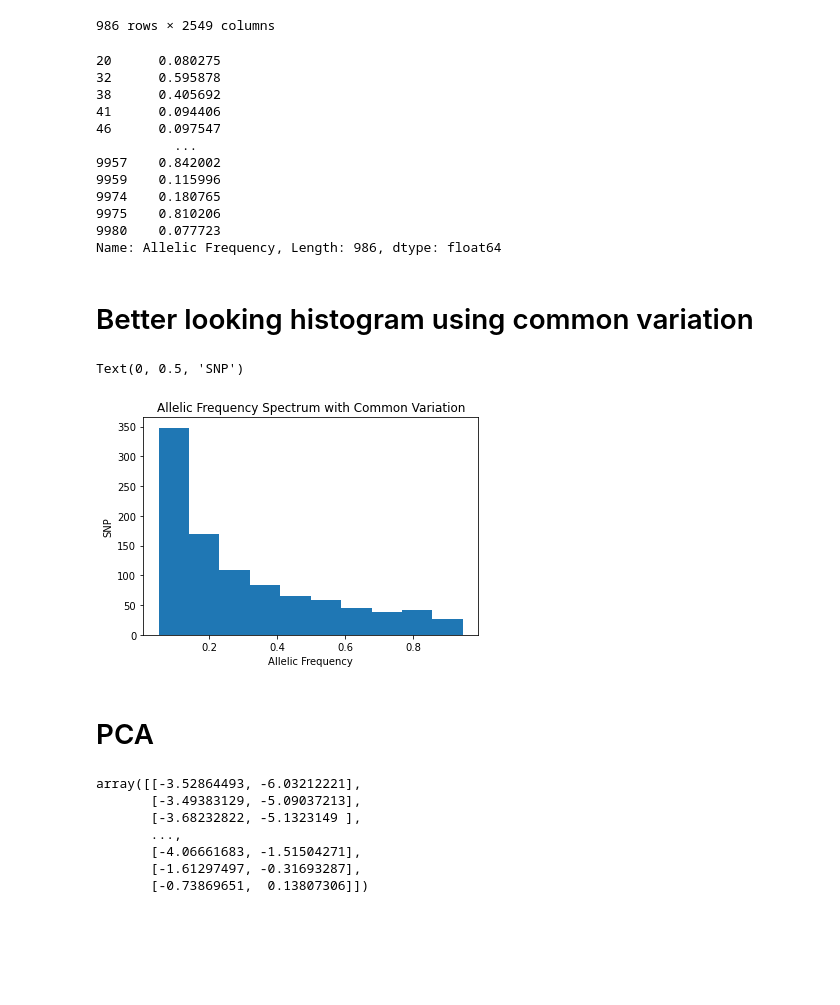
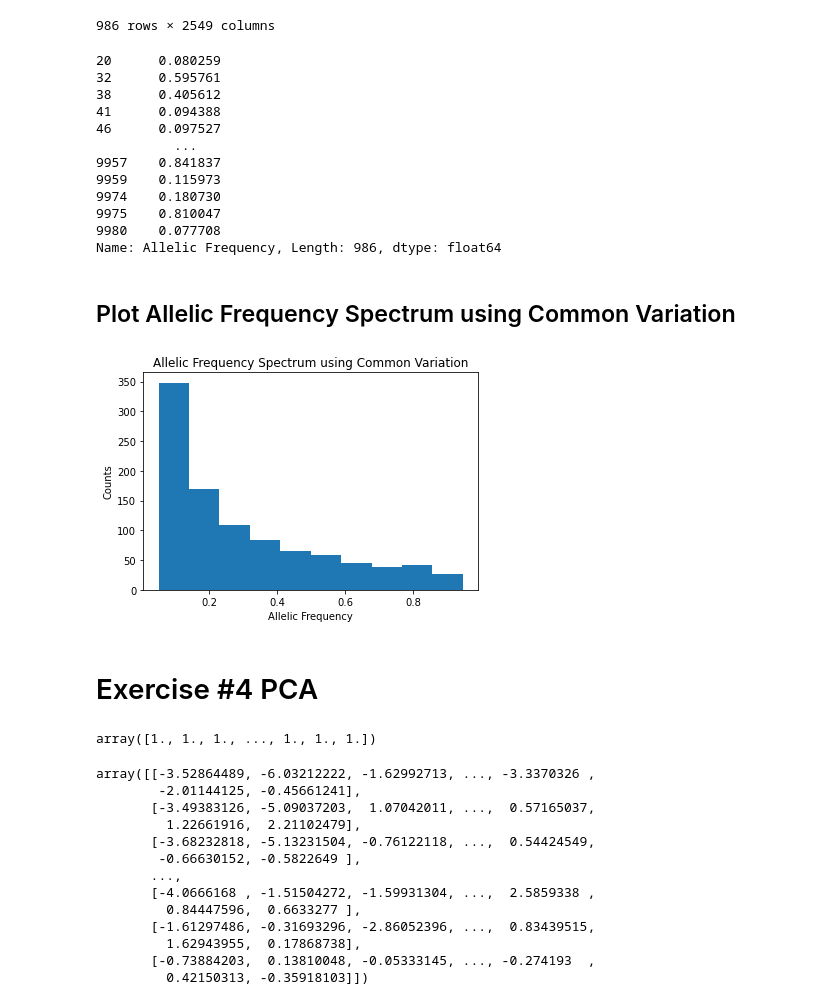
Before and after one commit to GiannaTricola/qbb2020-answers, a Jupyter notebook: day2-HW/Day2- HW.ipynb, the cells around one changed output. Cells and saved outputs as stored; diff of their text form; code cells hidden in the pictures; blank space fills up the shorter version.

```diff
--- a/day2-HW/Day2- HW.ipynb
+++ b/day2-HW/Day2- HW.ipynb
@@ -43,4 +43,6 @@ df2
 # %%
 allelic_freq = []
 counts = df2.sum(axis =1)
-allelic_freq = counts/ (2548 * 2)
+samp= len(df2.columns)
+allelic_freq = counts/ (samp * 2)
+allelic_freq
@@ -115,29 +115,29 @@ common_variation
 common_variation2 = common_variation.loc[:,'Allelic Frequency']
 common_variation2
 # %% [output]
-20      0.080275
-32      0.595878
-38      0.405692
-41      0.094406
-46      0.097547
+20      0.080259
+32      0.595761
+38      0.405612
+41      0.094388
+46      0.097527
           ...
-9957    0.842002
-9959    0.115996
-9974    0.180765
-9975    0.810206
-9980    0.077723
+9957    0.841837
+9959    0.115973
+9974    0.180730
+9975    0.810047
+9980    0.077708
 Name: Allelic Frequency, Length: 986, dtype: float64
-# %% [markdown]
-# Better looking histogram using common variation
+# %% [markdown]
+## Plot Allelic Frequency Spectrum using Common Variation
 # %%
 fig, ax = plt.subplots()
 ax.hist(x = common_variation2)
-ax.set_title('Allelic Frequency Spectrum with Common Variation')
+ax.set_title('Allelic Frequency Spectrum using Common Variation')
 ax.set_xlabel('Allelic Frequency')
-ax.set_ylabel('SNP')
+ax.set_ylabel('Counts')
+plt.show()
 # %% [output]
-Text(0, 0.5, 'SNP')
-[figure, old version]
+[figure, new version]
 # %% [markdown]
-# PCA
+# Exercise #4 PCA
 # %%
@@ -144,18 +145,33 @@ Text(0, 0.5, 'SNP')
 from sklearn.preprocessing import StandardScaler
 from sklearn.decomposition import PCA
+# %%
+#Transpose data
+pca_input = df2.T
+#standardize data
+pca_input_standardized = StandardScaler().fit_transform(pca_input)
+pca_input_standardized.mean(axis=0)
+pca_input_standardized.var(axis = 0)
+# %% [output]
+array([1., 1., 1., ..., 1., 1., 1.])
 # %%
-pca_input = df2.T
-pca = PCA(n_components = 2)
+#run PCA with 2 components
+pca = PCA(n_components = 10)
 pca_output = pca.fit_transform(pca_input)
 pca_output
 # %% [output]
-array([[-3.52864493, -6.03212221],
-       [-3.49383129, -5.09037213],
-       [-3.68232822, -5.1323149 ],
+array([[-3.52864489, -6.03212222, -1.62992713, ..., -3.3370326 ,
+        -2.01144125, -0.45661241],
+       [-3.49383126, -5.09037203,  1.07042011, ...,  0.57165037,
+         1.22661916,  2.21102479],
+       [-3.68232818, -5.13231504, -0.76122118, ...,  0.54424549,
+        -0.66630152, -0.5822649 ],
        ...,
-       [-4.06661683, -1.51504271],
-       [-1.61297497, -0.31693287],
-       [-0.73869651,  0.13807306]])
+       [-4.0666168 , -1.51504272, -1.59931304, ...,  2.5859338 ,
+         0.84447596,  0.6633277 ],
+       [-1.61297486, -0.31693296, -2.86052396, ...,  0.83439515,
+         1.62943955,  0.17868738],
+       [-0.73884203,  0.13810048, -0.05333145, ..., -0.274193  ,
+         0.42150313, -0.35918103]])
 # %%
 pca_output.shape
 # %% [output]
```
Also changed, not shown: parts of 13 cells of this notebook.
